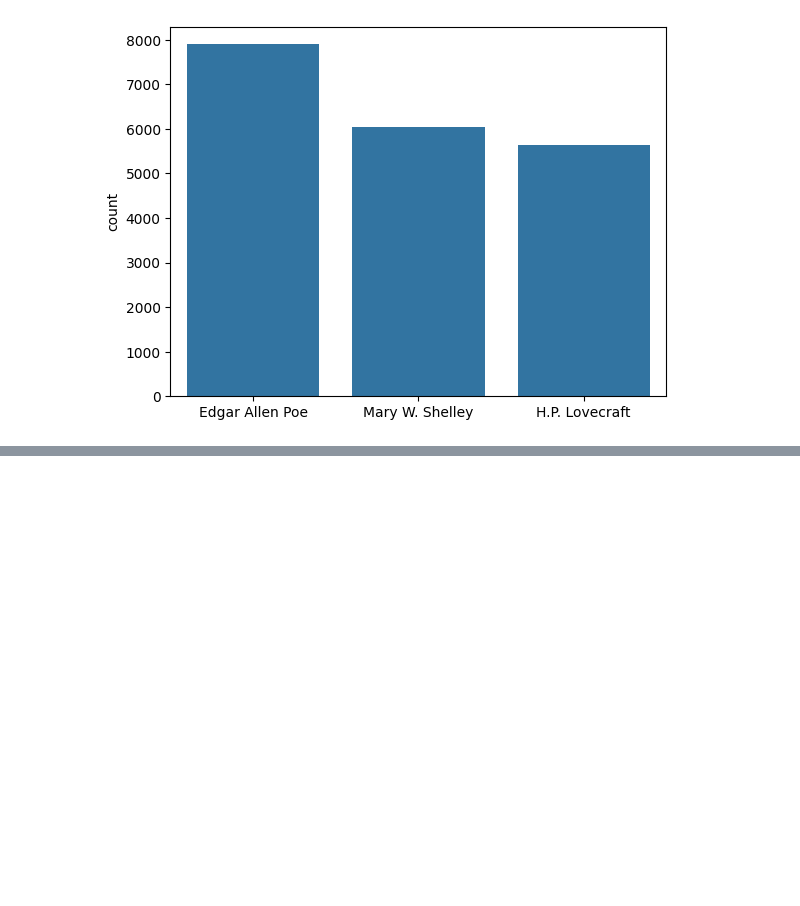
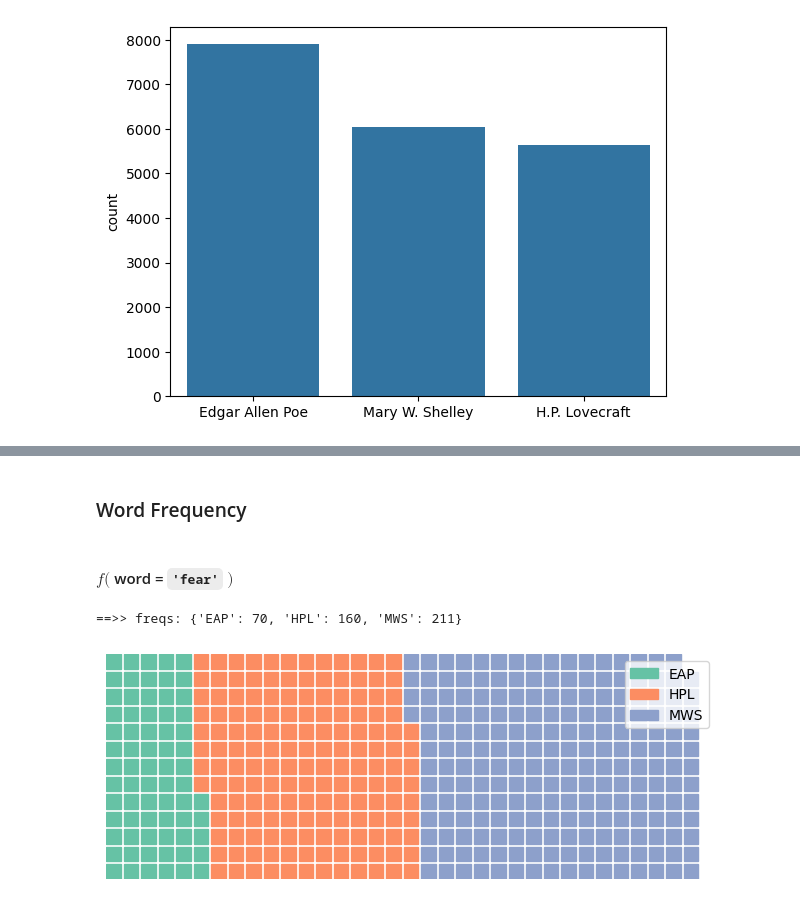
Before and after one commit to Kodascii/gretta-dia, a Jupyter notebook: workshops/python/[17] NLP/03_text_analysis.ipynb, the cells around one changed output, grey strips where cells are left out. Drawn from its saved outputs; the diff is of its cells as text; code cells hidden in the pictures; blank space fills up the shorter version.

```diff
--- a/workshops/python/[17] NLP/03_text_analysis.ipynb
+++ b/workshops/python/[17] NLP/03_text_analysis.ipynb
@@ -73,3 +69,6 @@ g = sns.barplot(
 )
 # %% [output]
 [figure]
+# %%
+authors = df['author'].unique()
+print(f"==>> authors: {authors}")
@@ -75,0 +91,27 @@ g = sns.barplot(
+# %% [markdown]
+### Word Frequency
+# %%
+def author_word_freq(df, word):
+    authors = df['author'].unique()
+    frequences_by_author = dict()
+
+    for author in authors:
+        cmp = df[df['author'] == author]
+        frequences_by_author[author] = len(cmp[cmp['document'].str.contains(word)])
+
+    return frequences_by_author
+# %% [markdown]
+#### $f($ word = `'fear'` $)$
+# %%
+freqs = author_word_freq(df, word='fear')
+
+print(f"==>> freqs: {freqs}")
+plt.figure(
+    FigureClass=Waffle,
+    columns=35,
+    values=freqs
+)
+plt.show()
+# %% [output]
+==>> freqs: {'EAP': 70, 'HPL': 160, 'MWS': 211}
+[figure, added]
```
Also changed, not shown: parts of 29 cells of this notebook, 5 other files.
